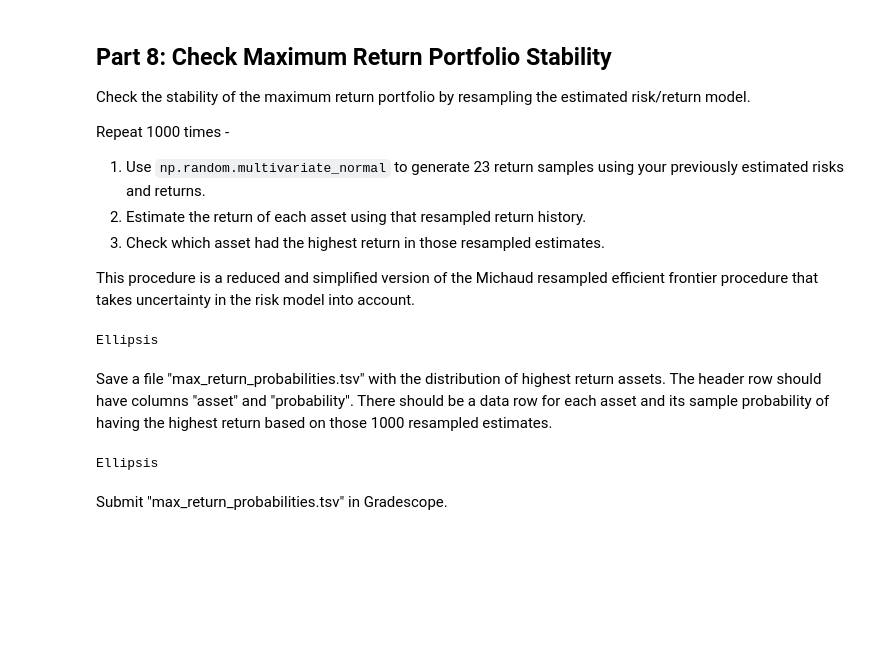
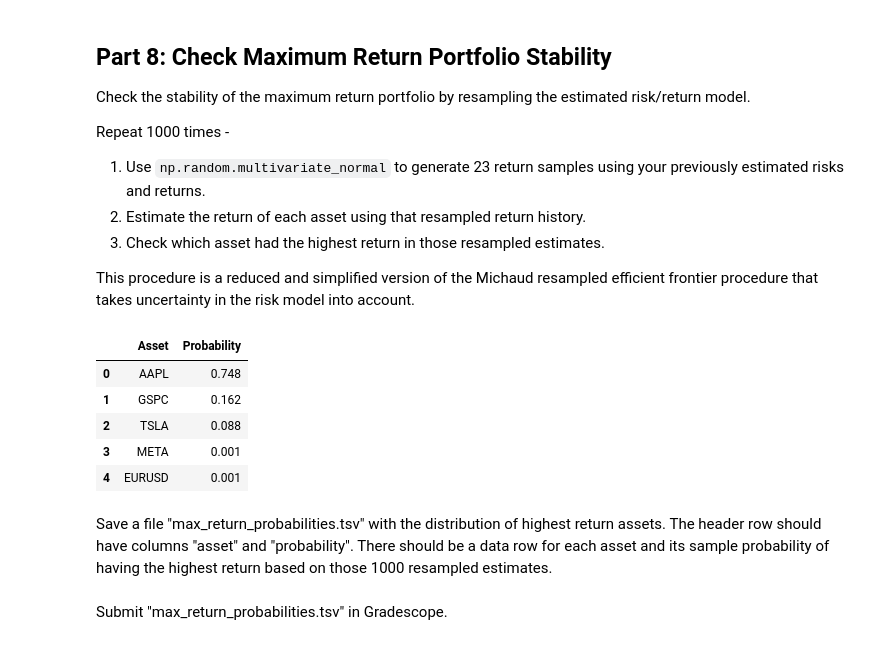
Before and after one commit to veniola/dx704-project-01, a Jupyter notebook: dx704-project-01.ipynb, the cells around one changed output. Drawn from its saved outputs; the diff is of its cells as text; code cells hidden in the pictures; blank space fills up the shorter version.

```diff
--- a/dx704-project-01.ipynb
+++ b/dx704-project-01.ipynb
@@ -287,19 +438,46 @@ Repeat 1000 times -
 3. Check which asset had the highest return in those resampled estimates.
 
 This procedure is a reduced and simplified version of the Michaud resampled efficient frontier procedure that takes uncertainty in the risk model into account.
-# %%
-# YOUR CHANGES HERE
-
-...
-# %% [output]
-Ellipsis
+# %%
+# YOUR CHANGES HERE
+
+# Check stability of maximum return portfolio by resampling the model
+n_repeats = 1000
+n_samples = 23
+
+# Generate 23 return samples
+assets = expected_returns.index
+mean_vec = expected_returns.to_numpy()
+cov_mat = covariance_matrix.to_numpy()
+
+best_asset_counts = []
+
+for n in range(n_repeats):
+    simulated_returns = np.random.multivariate_normal(mean_vec, cov_mat, size=n_samples)
+
+    # estimated return of each asset
+    resampled_estimated_returns = simulated_returns.mean(axis=0)
+
+    # asset with highest return in resampled estimates
+    best_asset = assets[np.argmax(resampled_estimated_returns)]
+    best_asset_counts.append(best_asset)
+
+best_asset_counts = pd.DataFrame(best_asset_counts)
+
+# Construct DataFrame
+best_asset_counts_df = pd.DataFrame({
+    'Asset': best_asset_counts[0].value_counts().index,
+    'Probability': best_asset_counts[0].value_counts(normalize=True).values
+})
+best_asset_counts_df
+# %% [output]
+|  | Asset | Probability |
+| 0 | AAPL | 0.748 |
+| 1 | GSPC | 0.162 |
+| 2 | TSLA | 0.088 |
+| 3 | META | 0.001 |
+| 4 | EURUSD | 0.001 |
 # %% [markdown]
 Save a file "max_return_probabilities.tsv" with the distribution of highest return assets.
 The header row should have columns "asset" and "probability".
 There should be a data row for each asset and its sample probability of having the highest return based on those 1000 resampled estimates.
-# %%
-# YOUR CHANGES HERE
-
-...
-# %% [output]
-Ellipsis
```
Also changed, not shown: parts of 15 cells of this notebook, 6 other files.
